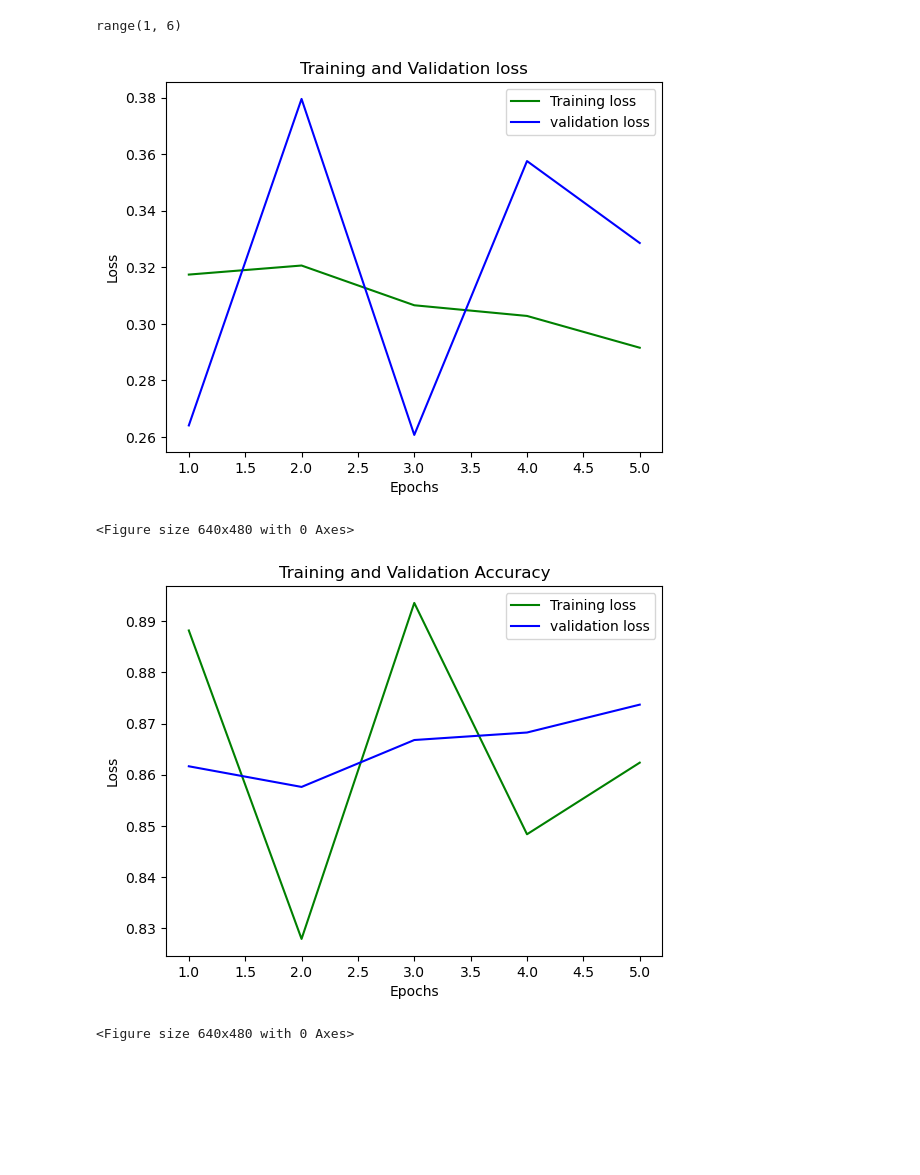
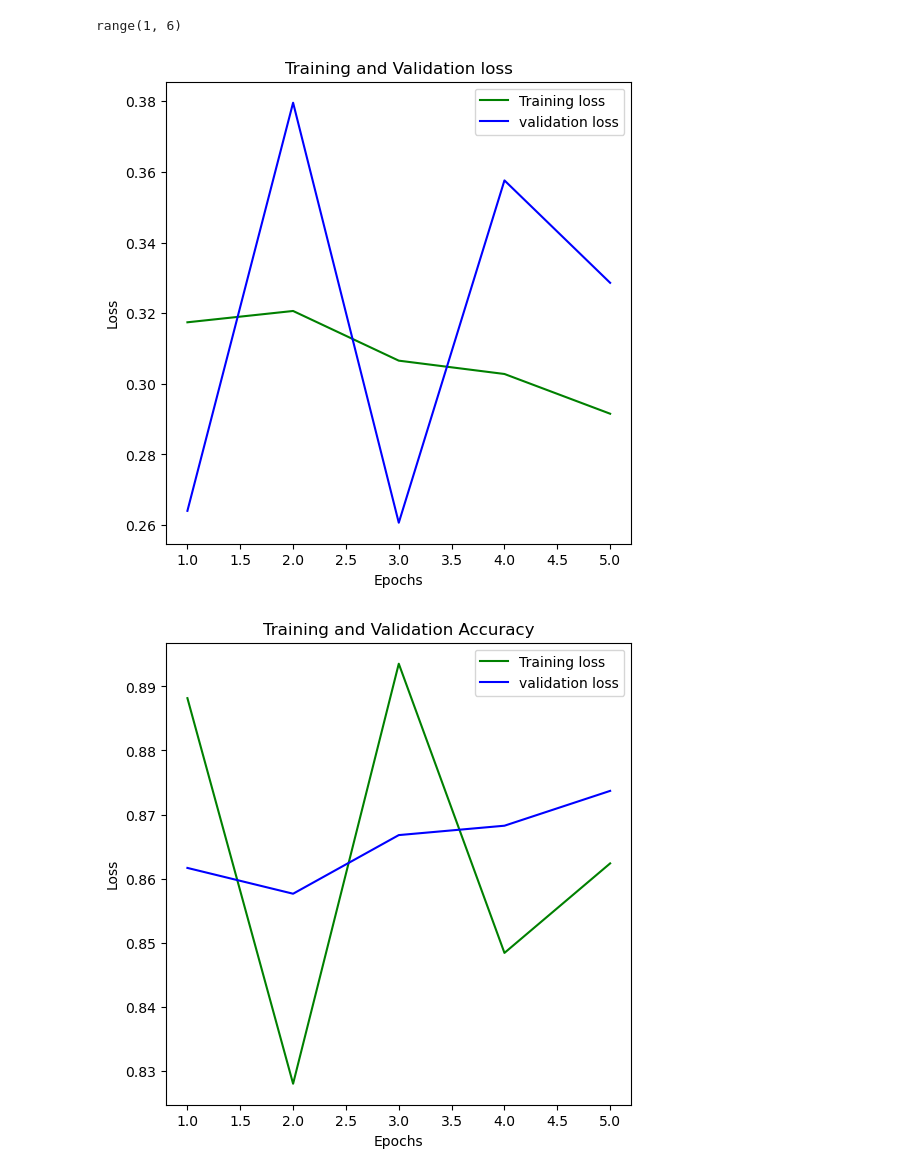
Before and after one commit to DavidN0809/ML-Biomed, a Jupyter notebook: hw1.ipynb, the cells around one changed output. Saved outputs shown, nothing was run; the diff lists cells and outputs as text; code cells hidden in the pictures; blank space fills up the shorter version.

```diff
--- a/hw1.ipynb
+++ b/hw1.ipynb
@@ -243,26 +243,26 @@ epochs
 # %% [output]
 range(1, 6)
 # %%
+fig=plt.figure(figsize=(6,6), dpi= 100, facecolor='w', edgecolor='k')
 plt.plot(epochs, train_loss_history, 'g', label='Training loss')
 plt.plot(epochs, test_loss_history, 'b', label='validation loss')
 plt.title('Training and Validation loss')
 plt.xlabel('Epochs')
 plt.ylabel('Loss')
 plt.legend()
+plt.savefig('Loss')
 plt.show()
-plt.savefig('Loss')
 # %% [output]
-[figure, old version]
+[figure, new version]
-<Figure size 640x480 with 0 Axes>
 # %%
+fig=plt.figure(figsize=(6,6), dpi= 100, facecolor='w', edgecolor='k')
 plt.plot(epochs, train_acc_history, 'g', label='Training loss')
 plt.plot(epochs, test_acc_history, 'b', label='validation loss')
 plt.title('Training and Validation Accuracy')
 plt.xlabel('Epochs')
 plt.ylabel('Loss')
 plt.legend()
+plt.savefig("Accuracy")
 plt.show()
-plt.savefig("Accuracy")
 # %% [output]
-[figure, old version]
+[figure, new version]
-<Figure size 640x480 with 0 Axes>
```
